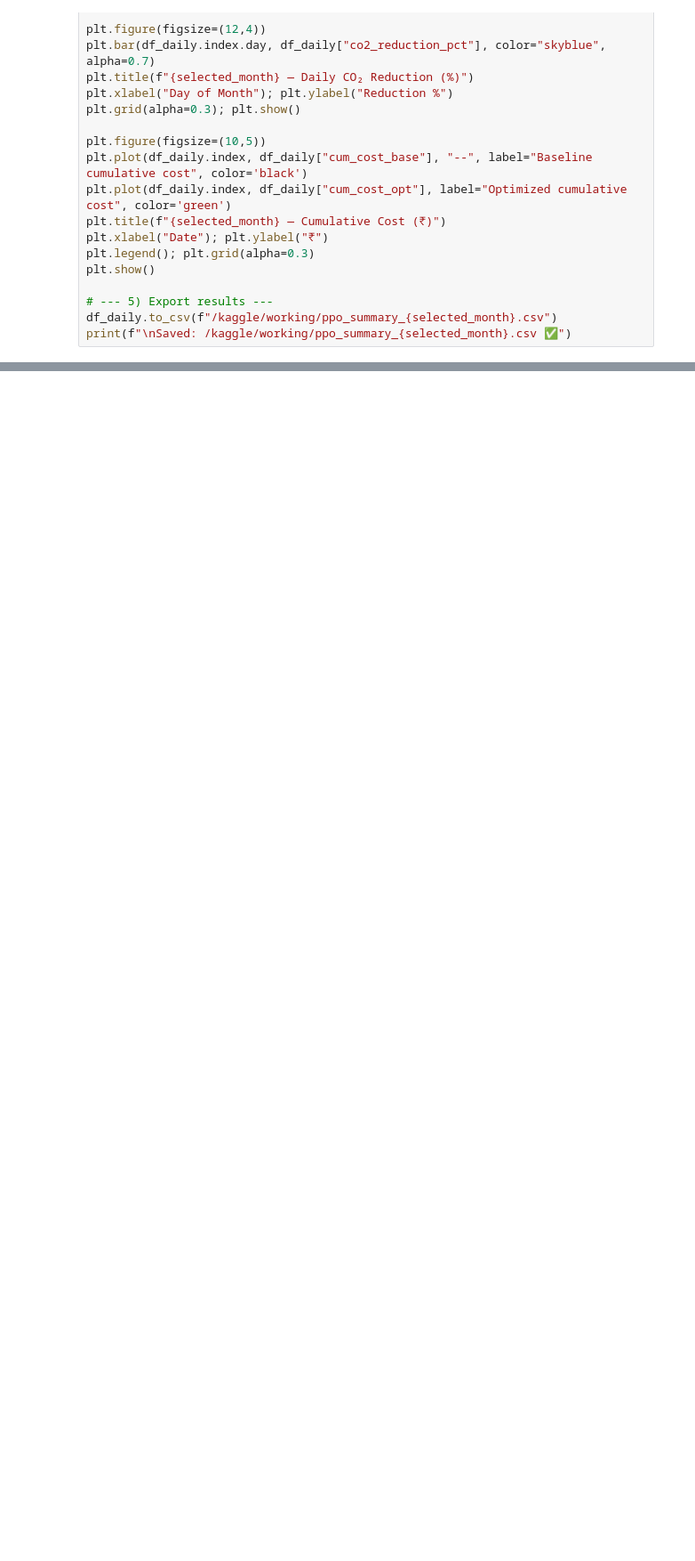
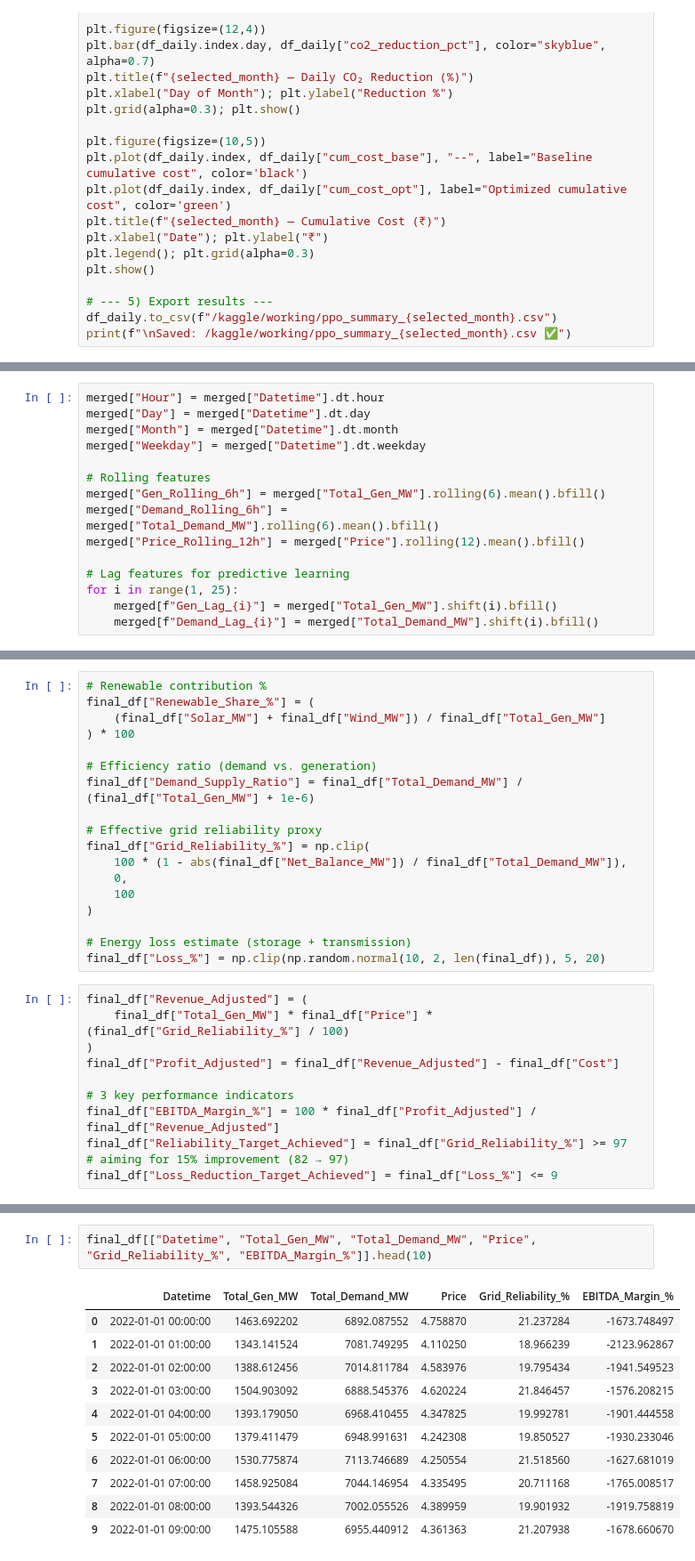
Before and after one commit to yashraj2310/Smart-energy-Forecast, a Jupyter notebook: smart-energy-forecasting-and-optimisation.ipynb, the cells around one changed output, grey strips where cells are left out. Shown at 89% size. Cells and saved outputs as stored; diff of their text form; blank space fills up the shorter version.

Commit message:
Kaggle Notebook | Smart-Energy Forecasting And Optimisation | Version 13

```diff
--- a/smart-energy-forecasting-and-optimisation.ipynb
+++ b/smart-energy-forecasting-and-optimisation.ipynb
@@ -2078,0 +2257,15 @@ joblib.dump(xgb_model, "/kaggle/working/xgb_forecast_model.pkl")
+# %%
+merged["Hour"] = merged["Datetime"].dt.hour
+merged["Day"] = merged["Datetime"].dt.day
+merged["Month"] = merged["Datetime"].dt.month
+merged["Weekday"] = merged["Datetime"].dt.weekday
+
+# Rolling features
+merged["Gen_Rolling_6h"] = merged["Total_Gen_MW"].rolling(6).mean().bfill()
+merged["Demand_Rolling_6h"] = merged["Total_Demand_MW"].rolling(6).mean().bfill()
+merged["Price_Rolling_12h"] = merged["Price"].rolling(12).mean().bfill()
+
+# Lag features for predictive learning
+for i in range(1, 25):
+    merged[f"Gen_Lag_{i}"] = merged["Total_Gen_MW"].shift(i).bfill()
+    merged[f"Demand_Lag_{i}"] = merged["Total_Demand_MW"].shift(i).bfill()
@@ -2078,0 +2337,28 @@ joblib.dump(xgb_model, "/kaggle/working/xgb_forecast_model.pkl")
+# %%
+# Renewable contribution %
+final_df["Renewable_Share_%"] = (
+    (final_df["Solar_MW"] + final_df["Wind_MW"]) / final_df["Total_Gen_MW"]
+) * 100
+
+# Efficiency ratio (demand vs. generation)
+final_df["Demand_Supply_Ratio"] = final_df["Total_Demand_MW"] / (final_df["Total_Gen_MW"] + 1e-6)
+
+# Effective grid reliability proxy
+final_df["Grid_Reliability_%"] = np.clip(
+    100 * (1 - abs(final_df["Net_Balance_MW"]) / final_df["Total_Demand_MW"]),
+    0,
+    100
+)
+
+# Energy loss estimate (storage + transmission)
+final_df["Loss_%"] = np.clip(np.random.normal(10, 2, len(final_df)), 5, 20)
+# %%
+final_df["Revenue_Adjusted"] = (
+    final_df["Total_Gen_MW"] * final_df["Price"] * (final_df["Grid_Reliability_%"] / 100)
+)
+final_df["Profit_Adjusted"] = final_df["Revenue_Adjusted"] - final_df["Cost"]
+
+# 3 key performance indicators
+final_df["EBITDA_Margin_%"] = 100 * final_df["Profit_Adjusted"] / final_df["Revenue_Adjusted"]
+final_df["Reliability_Target_Achieved"] = final_df["Grid_Reliability_%"] >= 97  # aiming for 15% improvement (82 → 97)
+final_df["Loss_Reduction_Target_Achieved"] = final_df["Loss_%"] <= 9
@@ -2078,0 +2372,14 @@ joblib.dump(xgb_model, "/kaggle/working/xgb_forecast_model.pkl")
+# %%
+final_df[["Datetime", "Total_Gen_MW", "Total_Demand_MW", "Price", "Grid_Reliability_%", "EBITDA_Margin_%"]].head(10)
+# %% [output]
+|  | Datetime | Total_Gen_MW | Total_Demand_MW | Price | Grid_Reliability_% | EBITDA_Margin_% |
+| 0 | 2022-01-01 00:00:00 | 1463.692202 | 6892.087552 | 4.758870 | 21.237284 | -1673.748497 |
+| 1 | 2022-01-01 01:00:00 | 1343.141524 | 7081.749295 | 4.110250 | 18.966239 | -2123.962867 |
+| 2 | 2022-01-01 02:00:00 | 1388.612456 | 7014.811784 | 4.583976 | 19.795434 | -1941.549523 |
+| 3 | 2022-01-01 03:00:00 | 1504.903092 | 6888.545376 | 4.620224 | 21.846457 | -1576.208215 |
+| 4 | 2022-01-01 04:00:00 | 1393.179050 | 6968.410455 | 4.347825 | 19.992781 | -1901.444558 |
+| 5 | 2022-01-01 05:00:00 | 1379.411479 | 6948.991631 | 4.242308 | 19.850527 | -1930.233046 |
+| 6 | 2022-01-01 06:00:00 | 1530.775874 | 7113.746689 | 4.250554 | 21.518560 | -1627.681019 |
+| 7 | 2022-01-01 07:00:00 | 1458.925084 | 7044.146954 | 4.335495 | 20.711168 | -1765.008517 |
+| 8 | 2022-01-01 08:00:00 | 1393.544326 | 7002.055526 | 4.389959 | 19.901932 | -1919.758819 |
+| 9 | 2022-01-01 09:00:00 | 1475.105588 | 6955.440912 | 4.361363 | 21.207938 | -1678.660670 |
```
Also changed, not shown: parts of 18 cells of this notebook.
